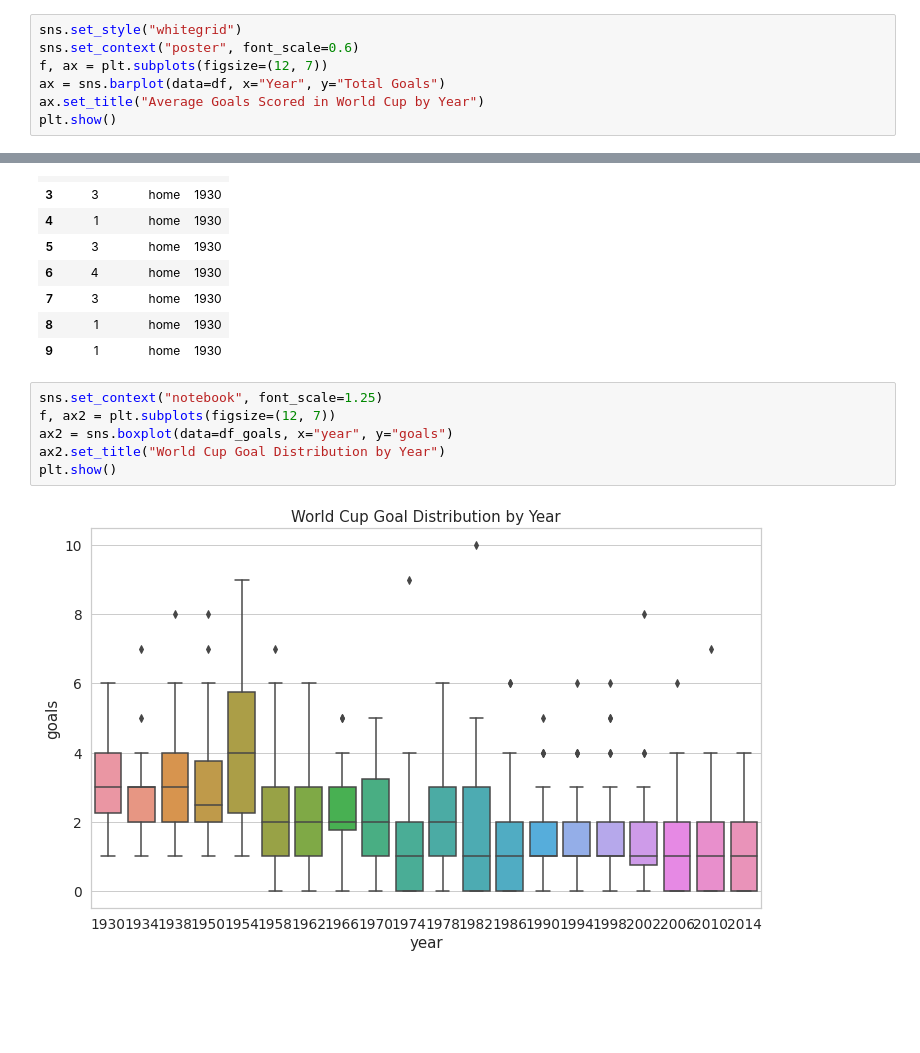
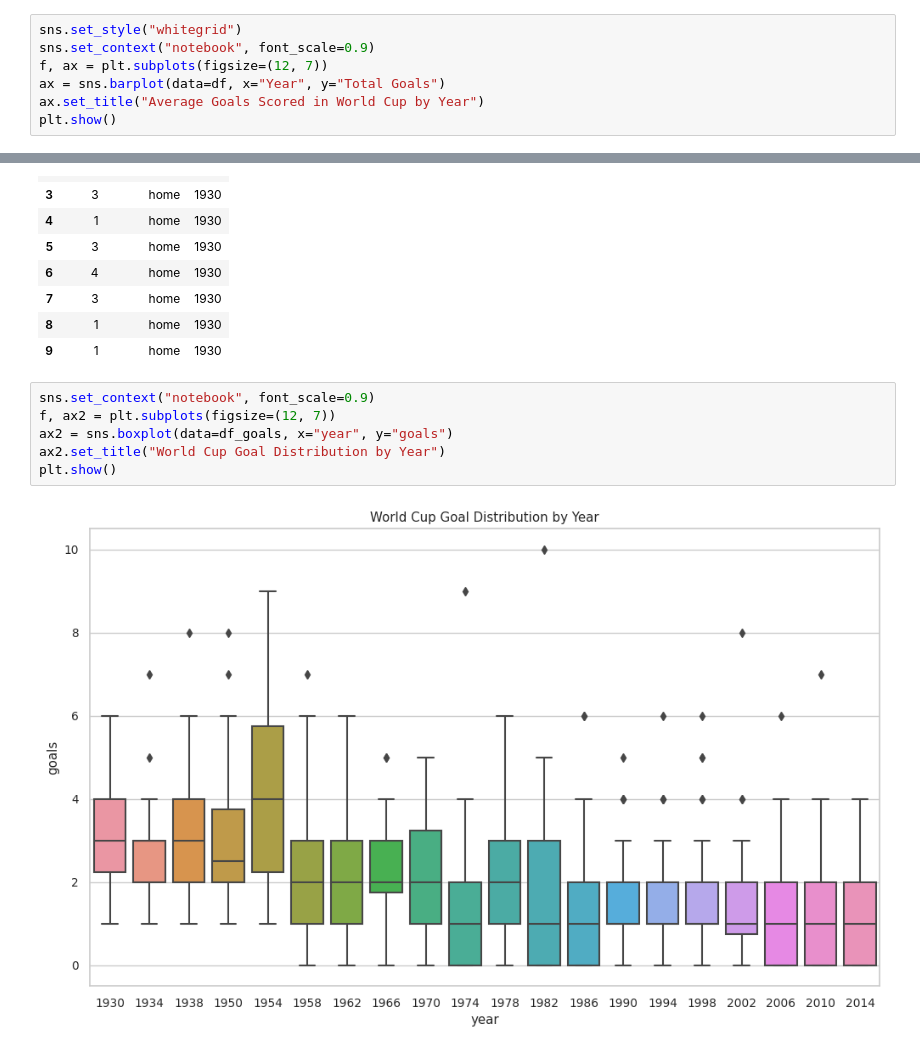
Before and after one commit to aedwardg/world-cup-viz-comparison, a Jupyter notebook: world_cup.ipynb, the cells around one changed output, grey strips where cells are left out. Saved outputs shown, nothing was run; the diff lists cells and outputs as text; blank space fills up the shorter version.

```diff
--- a/world_cup.ipynb
+++ b/world_cup.ipynb
@@ -38,7 +38,7 @@ df.head(10)
 10 rows × 21 columns
 # %%
 sns.set_style("whitegrid")
-sns.set_context("poster", font_scale=0.6)
+sns.set_context("notebook", font_scale=0.9)
 f, ax = plt.subplots(figsize=(12, 7))
 ax = sns.barplot(data=df, x="Year", y="Total Goals")
 ax.set_title("Average Goals Scored in World Cup by Year")
@@ -61,10 +61,10 @@ df_goals.head(10)
 | 8 | 1 | home | 1930 |
 | 9 | 1 | home | 1930 |
 # %%
-sns.set_context("notebook", font_scale=1.25)
+sns.set_context("notebook", font_scale=0.9)
 f, ax2 = plt.subplots(figsize=(12, 7))
 ax2 = sns.boxplot(data=df_goals, x="year", y="goals")
 ax2.set_title("World Cup Goal Distribution by Year")
 plt.show()
 # %% [output]
-[figure, old version]
+[figure, new version]
```
Also changed, not shown: parts of 1 cell of this notebook.
